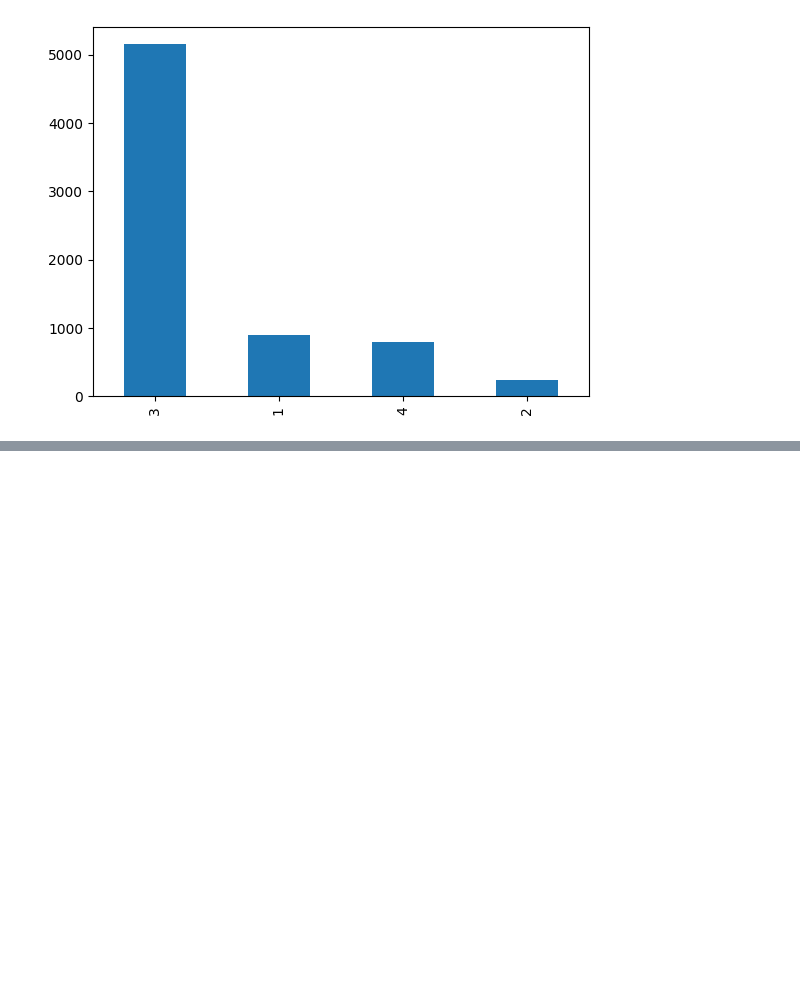
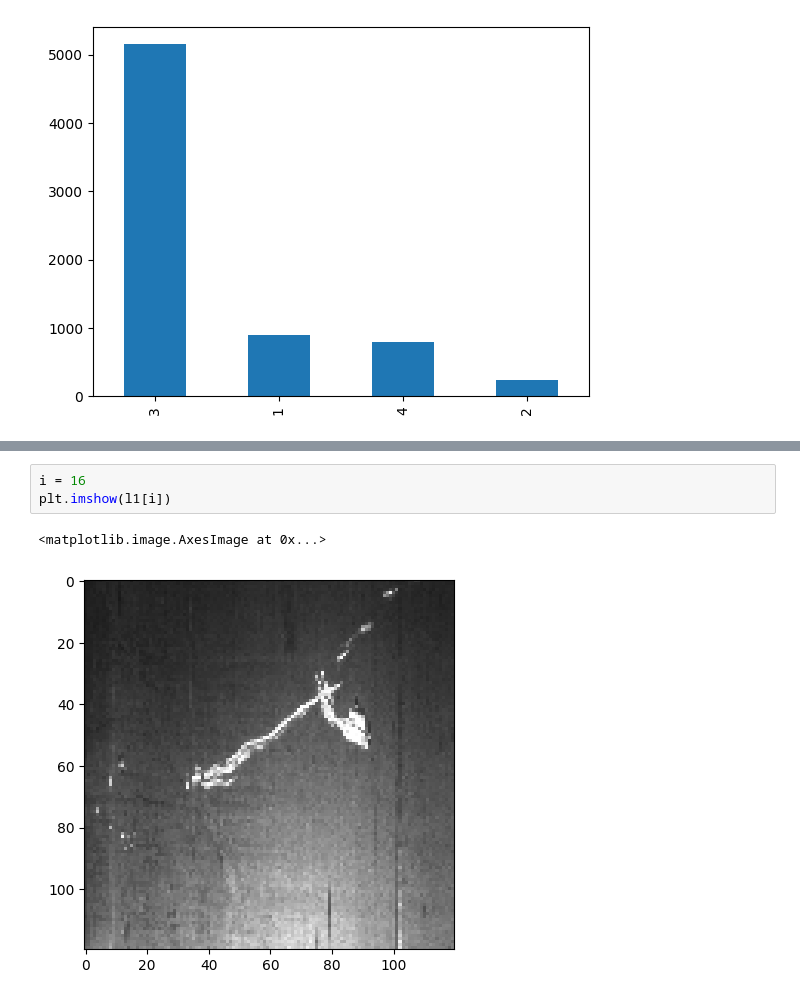
Before and after one commit to esrybkin/ML_study, a Jupyter notebook: seversteel1.ipynb, the cells around one changed output, grey strips where cells are left out. Saved outputs shown, nothing was run; the diff lists cells and outputs as text; blank space fills up the shorter version.

```diff
--- a/seversteel1.ipynb
+++ b/seversteel1.ipynb
@@ -65,0 +63,6 @@ img                                  # display the image
+# %%
+i = 16
+plt.imshow(l1[i])
+# %% [output]
+<matplotlib.image.AxesImage at 0x...>
+[figure, added]
```
Also changed, not shown: parts of 40 cells of this notebook.
